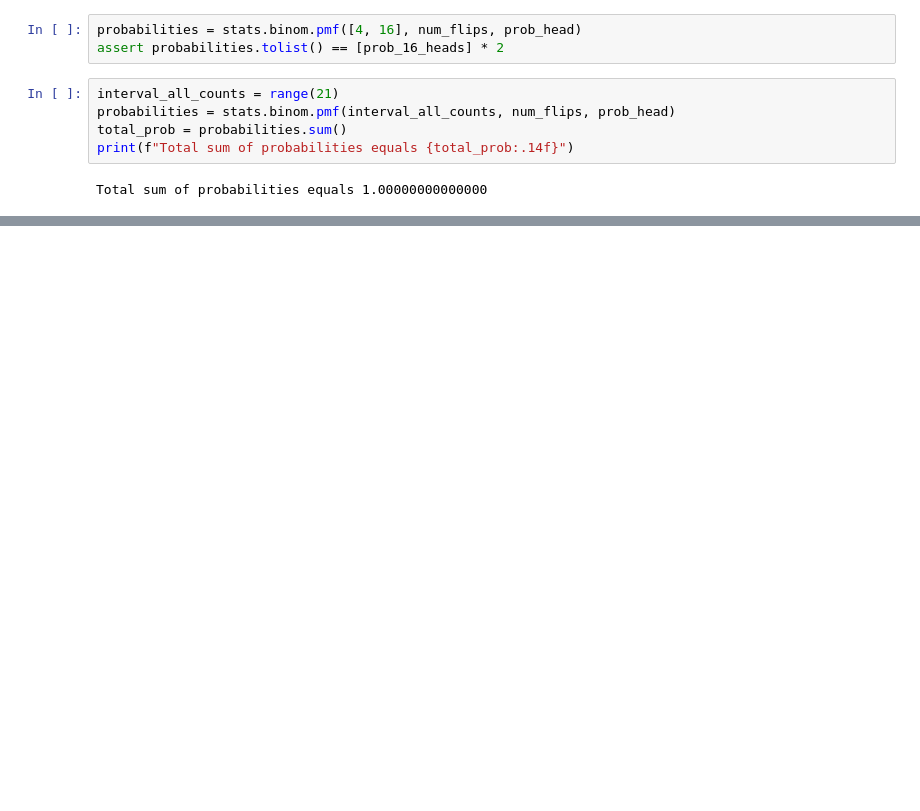
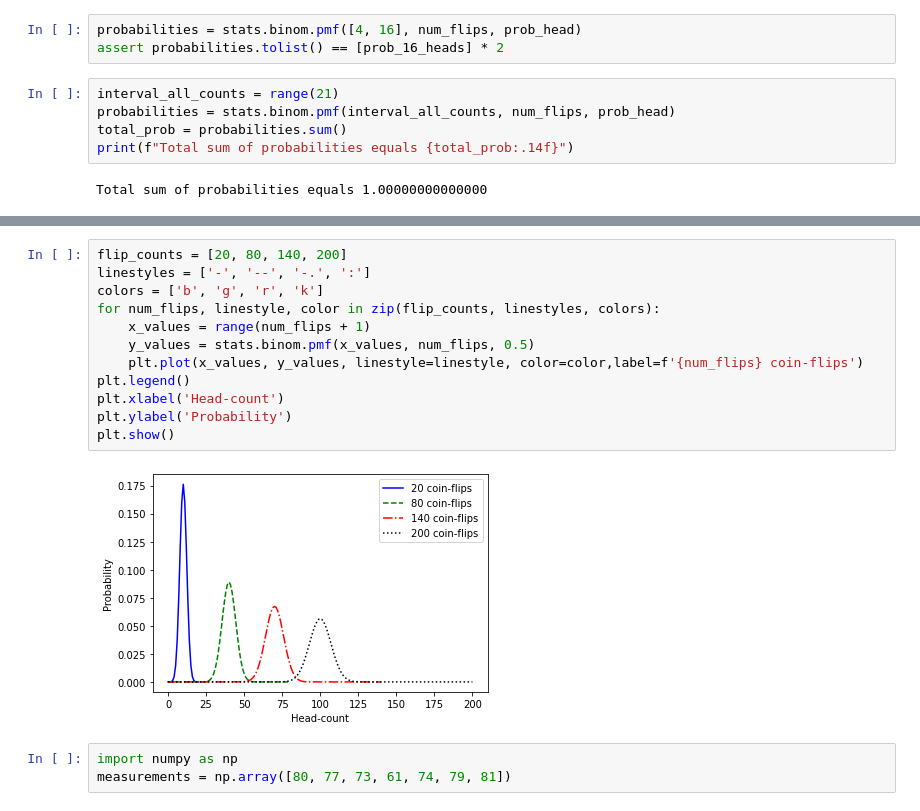
Before and after one commit to Lukas-Forst/100-Days-of-Code, a Jupyter notebook: Day101/Bookcamp_CS2.ipynb, the cells around one changed output, grey strips where cells are left out. Saved outputs shown, nothing was run; the diff lists cells and outputs as text; blank space fills up the shorter version.

```diff
--- a/Day101/Bookcamp_CS2.ipynb
+++ b/Day101/Bookcamp_CS2.ipynb
@@ -25,0 +34,17 @@ Total sum of probabilities equals 1.00000000000000
+# %%
+flip_counts = [20, 80, 140, 200]
+linestyles = ['-', '--', '-.', ':']
+colors = ['b', 'g', 'r', 'k']
+for num_flips, linestyle, color in zip(flip_counts, linestyles, colors):
+    x_values = range(num_flips + 1)
+    y_values = stats.binom.pmf(x_values, num_flips, 0.5)
+    plt.plot(x_values, y_values, linestyle=linestyle, color=color,label=f'{num_flips} coin-flips')
+plt.legend()
+plt.xlabel('Head-count')
+plt.ylabel('Probability')
+plt.show()
+# %% [output]
+[figure, added]
+# %%
+import numpy as np
+measurements = np.array([80, 77, 73, 61, 74, 79, 81])
```
Also changed, not shown: parts of 25 cells of this notebook.
